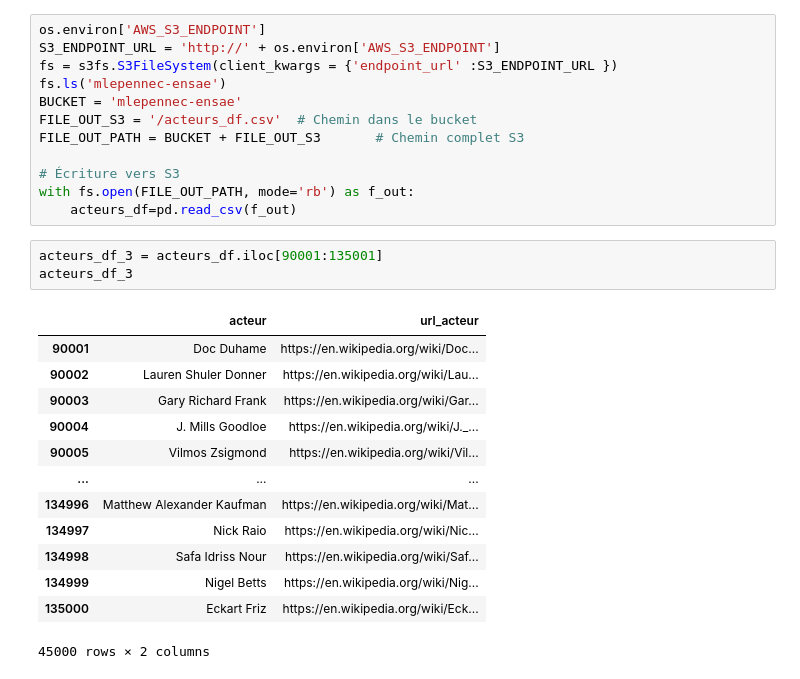
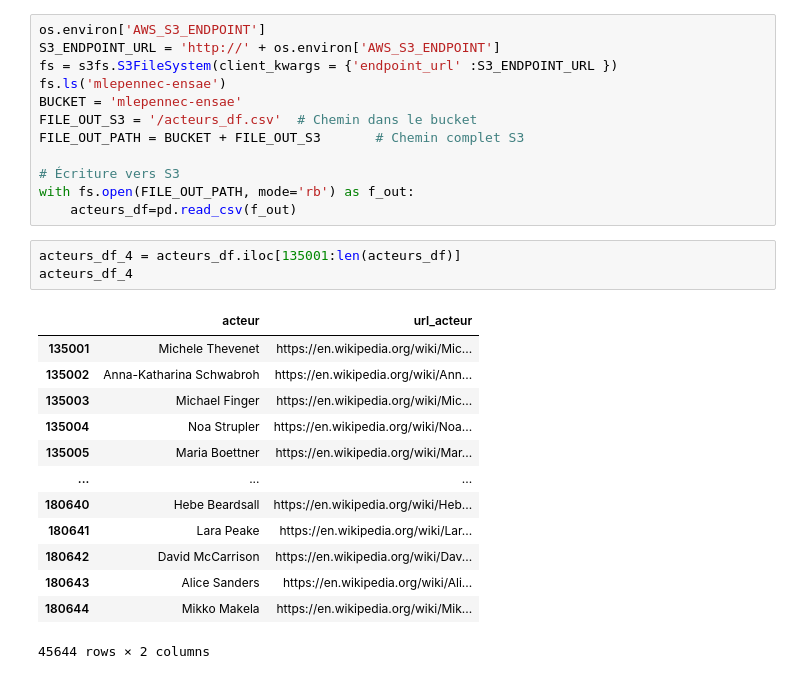
Before and after one commit to mlepennec-ensae/formation_cepe, a Jupyter notebook: Projet/donnees_projet.ipynb, the cells around one changed output. Drawn from its saved outputs; the diff is of its cells as text.

Commit message:
webscraping acteurs 7

```diff
--- a/Projet/donnees_projet.ipynb
+++ b/Projet/donnees_projet.ipynb
@@ -727,21 +729,21 @@ FILE_OUT_PATH = BUCKET + FILE_OUT_S3       # Chemin complet S3
 with fs.open(FILE_OUT_PATH, mode='rb') as f_out:
     acteurs_df=pd.read_csv(f_out)
 # %%
-acteurs_df_3 = acteurs_df.iloc[90001:135001]
-acteurs_df_3
+acteurs_df_4 = acteurs_df.iloc[135001:len(acteurs_df)]
+acteurs_df_4
 # %% [output]
 |  | acteur | url_acteur |
-| 90001 | Doc Duhame | https://en.wikipedia.org/wiki/Doc... |
-| 90002 | Lauren Shuler Donner | https://en.wikipedia.org/wiki/Lau... |
-| 90003 | Gary Richard Frank | https://en.wikipedia.org/wiki/Gar... |
-| 90004 | J. Mills Goodloe | https://en.wikipedia.org/wiki/J._... |
-| 90005 | Vilmos Zsigmond | https://en.wikipedia.org/wiki/Vil... |
+| 135001 | Michele Thevenet | https://en.wikipedia.org/wiki/Mic... |
+| 135002 | Anna-Katharina Schwabroh | https://en.wikipedia.org/wiki/Ann... |
+| 135003 | Michael Finger | https://en.wikipedia.org/wiki/Mic... |
+| 135004 | Noa Strupler | https://en.wikipedia.org/wiki/Noa... |
+| 135005 | Maria Boettner | https://en.wikipedia.org/wiki/Mar... |
 | ... | ... | ... |
-| 134996 | Matthew Alexander Kaufman | https://en.wikipedia.org/wiki/Mat... |
-| 134997 | Nick Raio | https://en.wikipedia.org/wiki/Nic... |
-| 134998 | Safa Idriss Nour | https://en.wikipedia.org/wiki/Saf... |
-| 134999 | Nigel Betts | https://en.wikipedia.org/wiki/Nig... |
-| 135000 | Eckart Friz | https://en.wikipedia.org/wiki/Eck... |
+| 180640 | Hebe Beardsall | https://en.wikipedia.org/wiki/Heb... |
+| 180641 | Lara Peake | https://en.wikipedia.org/wiki/Lar... |
+| 180642 | David McCarrison | https://en.wikipedia.org/wiki/Dav... |
+| 180643 | Alice Sanders | https://en.wikipedia.org/wiki/Ali... |
+| 180644 | Mikko Makela | https://en.wikipedia.org/wiki/Mik... |
-45000 rows × 2 columns
+45644 rows × 2 columns
 # %%
 url_wikipedia_en = "https://en.wikipedia.org/wiki/"
```
Also changed, not shown: parts of 16 cells of this notebook.
